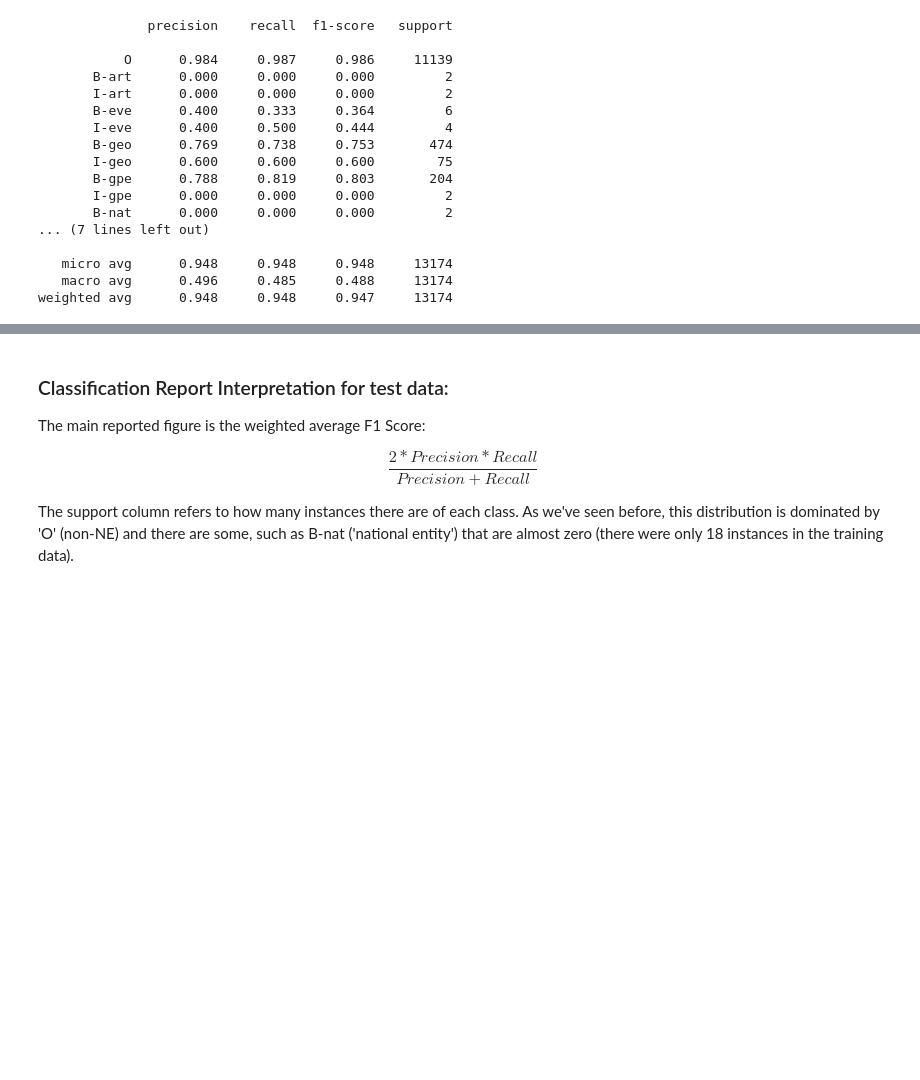
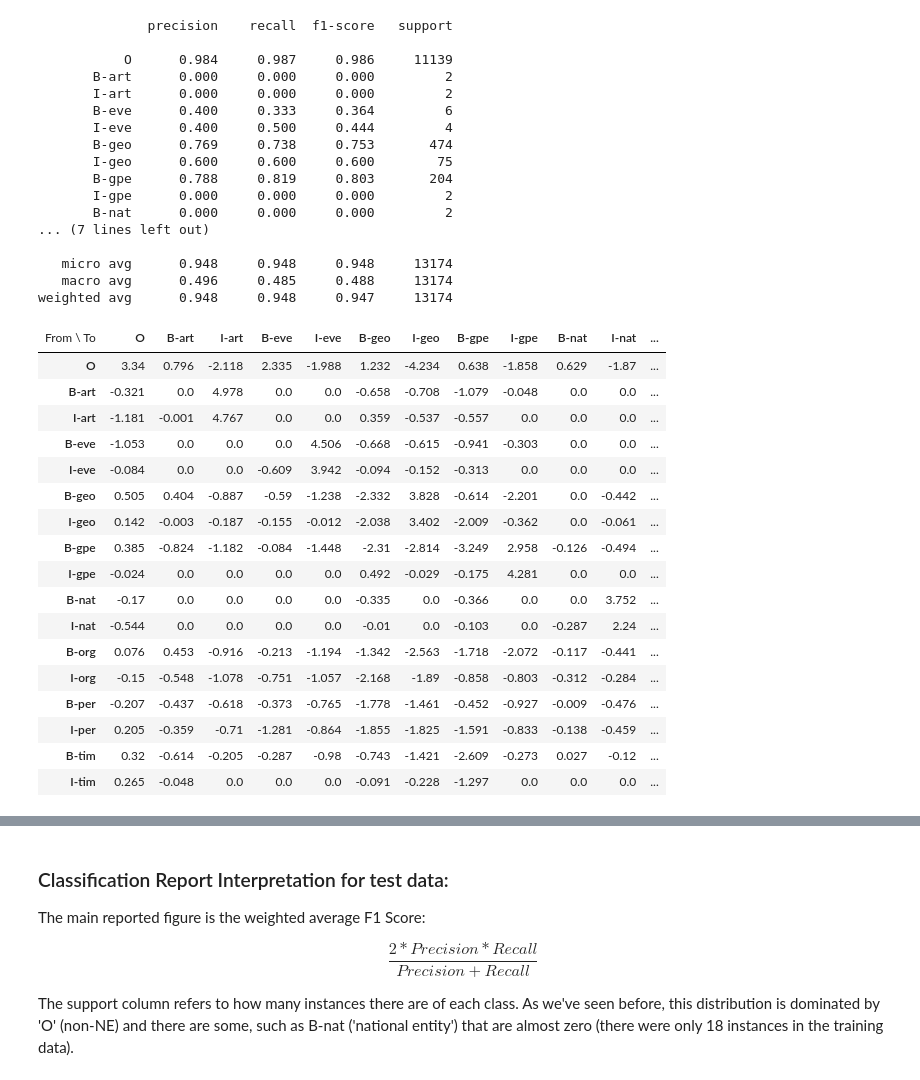
Before and after one commit to Ioana-P/Named_Entity_Recog_project, a Jupyter notebook: 2. Model_building_and_optimization.ipynb, the cells around one changed output, grey strips where cells are left out. Cells and saved outputs as stored; diff of their text form; code cells hidden in the pictures; blank space fills up the shorter version.

```diff
--- a/2. Model_building_and_optimization.ipynb
+++ b/2. Model_building_and_optimization.ipynb
@@ -281,3 +281,25 @@ print(metrics.flat_classification_report(
 weighted avg      0.948     0.948     0.947     13174
 # %%
 import eli5
+# %%
+eli5.show_weights(crf, top=30)
+# repeat this for the hyperparam optimised version
+# %% [output]
+| From \ To | O | B-art | I-art | B-eve | I-eve | B-geo | I-geo | B-gpe | I-gpe | B-nat | I-nat | ... |
+| O | 3.34 | 0.796 | -2.118 | 2.335 | -1.988 | 1.232 | -4.234 | 0.638 | -1.858 | 0.629 | -1.87 | ... |
+| B-art | -0.321 | 0.0 | 4.978 | 0.0 | 0.0 | -0.658 | -0.708 | -1.079 | -0.048 | 0.0 | 0.0 | ... |
+| I-art | -1.181 | -0.001 | 4.767 | 0.0 | 0.0 | 0.359 | -0.537 | -0.557 | 0.0 | 0.0 | 0.0 | ... |
+| B-eve | -1.053 | 0.0 | 0.0 | 0.0 | 4.506 | -0.668 | -0.615 | -0.941 | -0.303 | 0.0 | 0.0 | ... |
+| I-eve | -0.084 | 0.0 | 0.0 | -0.609 | 3.942 | -0.094 | -0.152 | -0.313 | 0.0 | 0.0 | 0.0 | ... |
+| B-geo | 0.505 | 0.404 | -0.887 | -0.59 | -1.238 | -2.332 | 3.828 | -0.614 | -2.201 | 0.0 | -0.442 | ... |
+| I-geo | 0.142 | -0.003 | -0.187 | -0.155 | -0.012 | -2.038 | 3.402 | -2.009 | -0.362 | 0.0 | -0.061 | ... |
+| B-gpe | 0.385 | -0.824 | -1.182 | -0.084 | -1.448 | -2.31 | -2.814 | -3.249 | 2.958 | -0.126 | -0.494 | ... |
+| I-gpe | -0.024 | 0.0 | 0.0 | 0.0 | 0.0 | 0.492 | -0.029 | -0.175 | 4.281 | 0.0 | 0.0 | ... |
+| B-nat | -0.17 | 0.0 | 0.0 | 0.0 | 0.0 | -0.335 | 0.0 | -0.366 | 0.0 | 0.0 | 3.752 | ... |
+| I-nat | -0.544 | 0.0 | 0.0 | 0.0 | 0.0 | -0.01 | 0.0 | -0.103 | 0.0 | -0.287 | 2.24 | ... |
+| B-org | 0.076 | 0.453 | -0.916 | -0.213 | -1.194 | -1.342 | -2.563 | -1.718 | -2.072 | -0.117 | -0.441 | ... |
+| I-org | -0.15 | -0.548 | -1.078 | -0.751 | -1.057 | -2.168 | -1.89 | -0.858 | -0.803 | -0.312 | -0.284 | ... |
+| B-per | -0.207 | -0.437 | -0.618 | -0.373 | -0.765 | -1.778 | -1.461 | -0.452 | -0.927 | -0.009 | -0.476 | ... |
+| I-per | 0.205 | -0.359 | -0.71 | -1.281 | -0.864 | -1.855 | -1.825 | -1.591 | -0.833 | -0.138 | -0.459 | ... |
+| B-tim | 0.32 | -0.614 | -0.205 | -0.287 | -0.98 | -0.743 | -1.421 | -2.609 | -0.273 | 0.027 | -0.12 | ... |
+| I-tim | 0.265 | -0.048 | 0.0 | 0.0 | 0.0 | -0.091 | -0.228 | -1.297 | 0.0 | 0.0 | 0.0 | ... |
```
Also changed, not shown: parts of 9 cells of this notebook.
